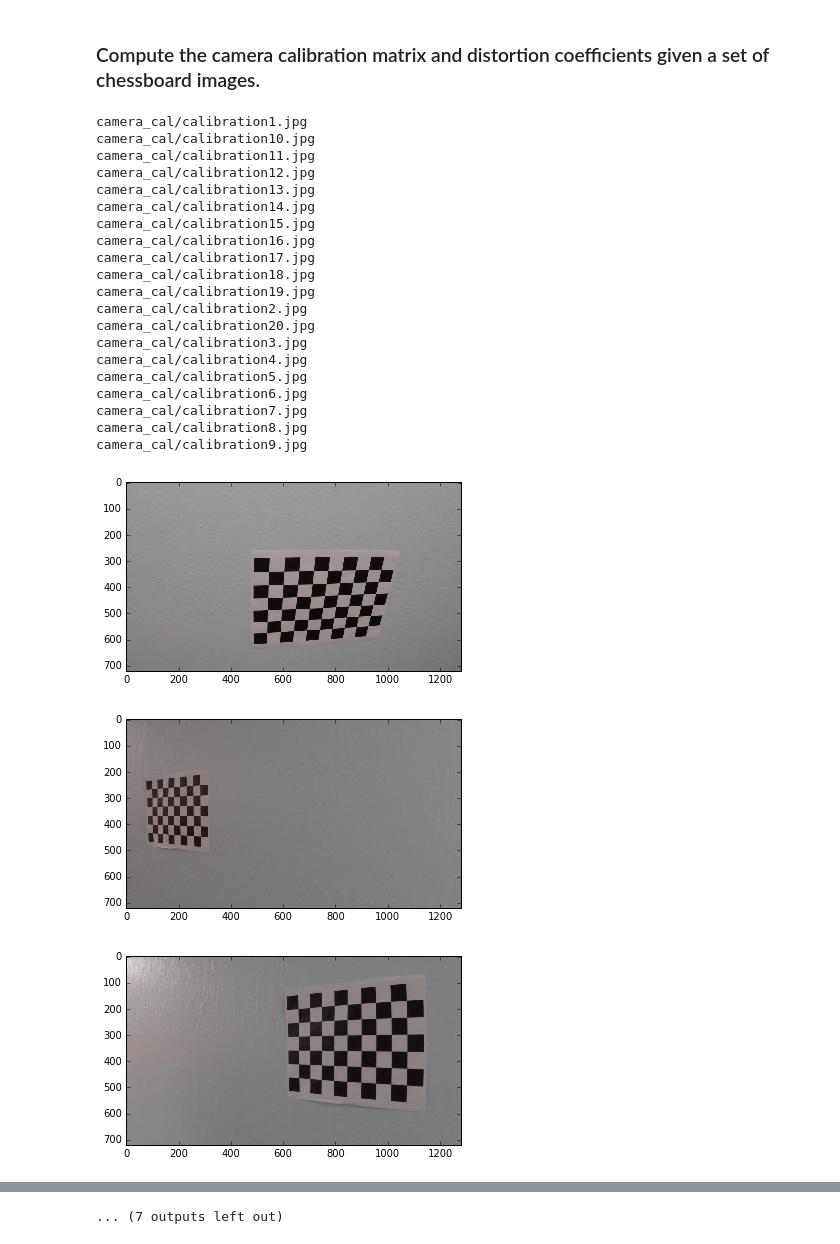
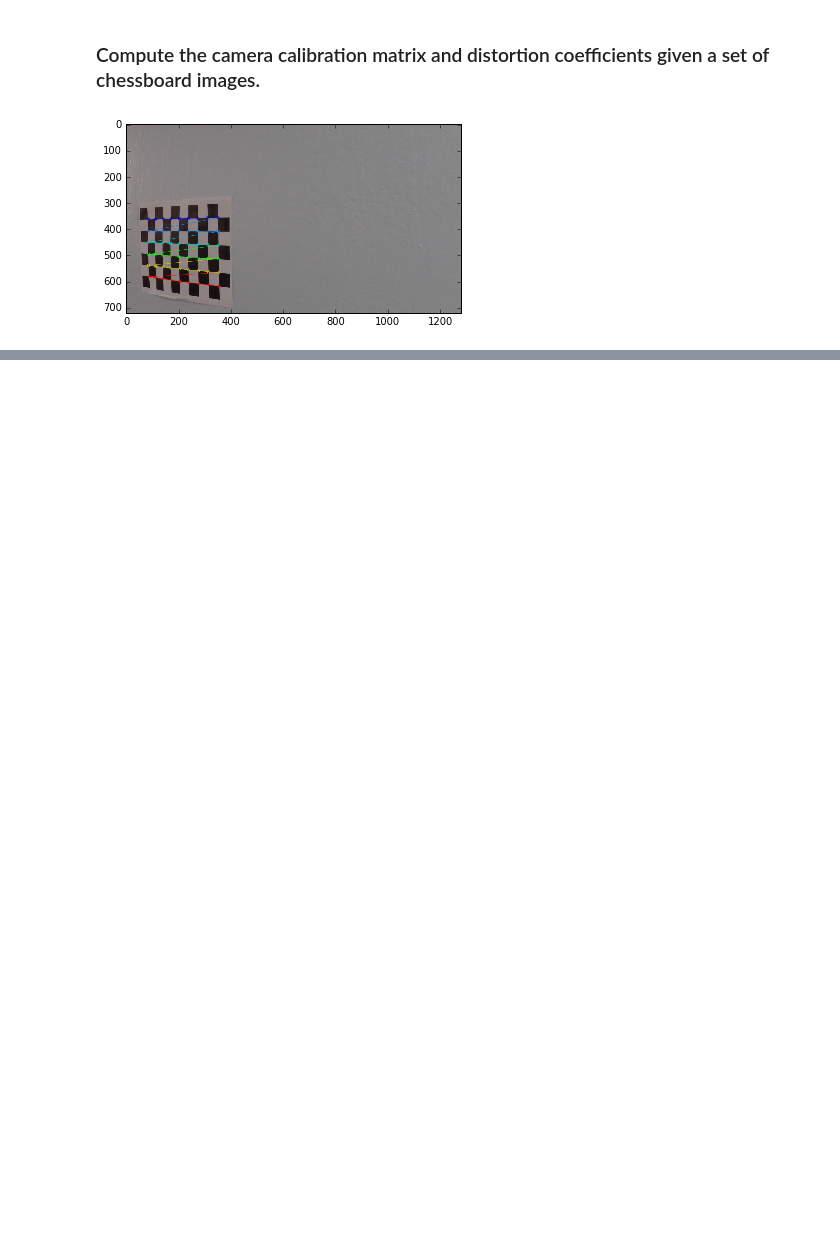
Before and after one commit to html5cat/CarND-Advanced-Lane-Lines, a Jupyter notebook: CarND-Advanced-Lane-Lines.ipynb, the cells around one changed output, grey strips where cells are left out. Saved outputs shown, nothing was run; the diff lists cells and outputs as text; code cells hidden in the pictures; blank space fills up the shorter version.

```diff
--- a/CarND-Advanced-Lane-Lines.ipynb
+++ b/CarND-Advanced-Lane-Lines.ipynb
@@ -14,55 +14,31 @@ ny = 6
 
 objp = np.zeros((ny*nx,3), np.float32)
 objp[:,:2] = np.mgrid[0:nx, 0:ny].T.reshape(-1,2)
 
 
 objpoints = []
 imgpoints = []
 
 
 # Make a list of calibration images
 images = glob.glob('camera_cal/*')
 images.sort()
 
 for i, fname in enumerate(images):
-    print(fname)
     img = cv2.imread(fname)
     plt.imshow(img)
     gray = cv2.cvtColor(img, cv2.COLOR_BGR2GRAY)
 
     # Find the chessboard corners
     ret, corners = cv2.findChessboardCorners(gray, (nx, ny), None)
 
     # If found, draw corners
     if ret == True:
         objpoints.append(objp)
         imgpoints.append(corners)
 
         # Draw and display the corners
         cv2.drawChessboardCorners(img, (nx, ny), corners, ret)
-        plt.figure()
         plt.imshow(img)
 # %% [output]
-camera_cal/calibration1.jpg
-camera_cal/calibration10.jpg
-camera_cal/calibration11.jpg
-camera_cal/calibration12.jpg
-camera_cal/calibration13.jpg
-camera_cal/calibration14.jpg
-camera_cal/calibration15.jpg
-camera_cal/calibration16.jpg
-camera_cal/calibration17.jpg
-camera_cal/calibration18.jpg
-camera_cal/calibration19.jpg
-camera_cal/calibration2.jpg
-camera_cal/calibration20.jpg
-camera_cal/calibration3.jpg
-camera_cal/calibration4.jpg
-camera_cal/calibration5.jpg
-camera_cal/calibration6.jpg
-camera_cal/calibration7.jpg
-camera_cal/calibration8.jpg
-camera_cal/calibration9.jpg
-[figure, old version]
+[figure, new version]
-[figure, removed]
-[figure, removed]
@@ -77,4 +45,3 @@ camera_cal/calibration9.jpg
-... (7 outputs left out)
 # %%
 import pickle
 %matplotlib inline
```
Also changed, not shown: parts of 2 cells of this notebook, 10 other files.
